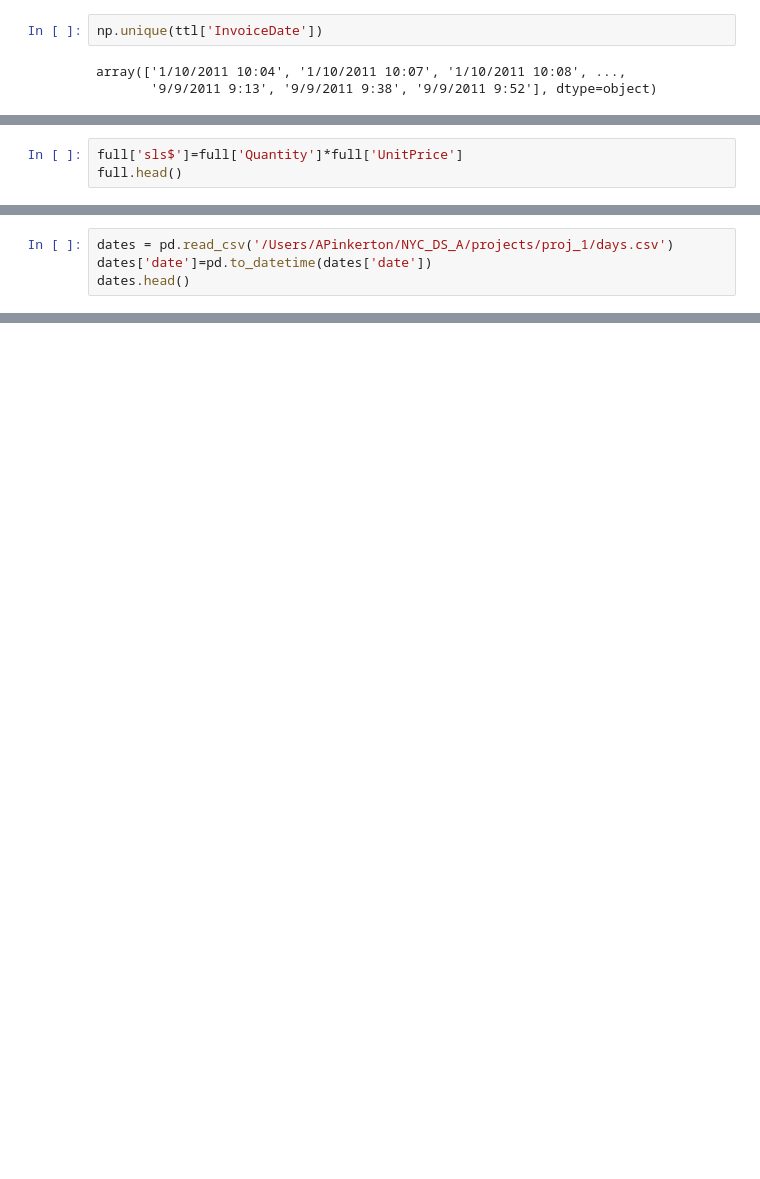
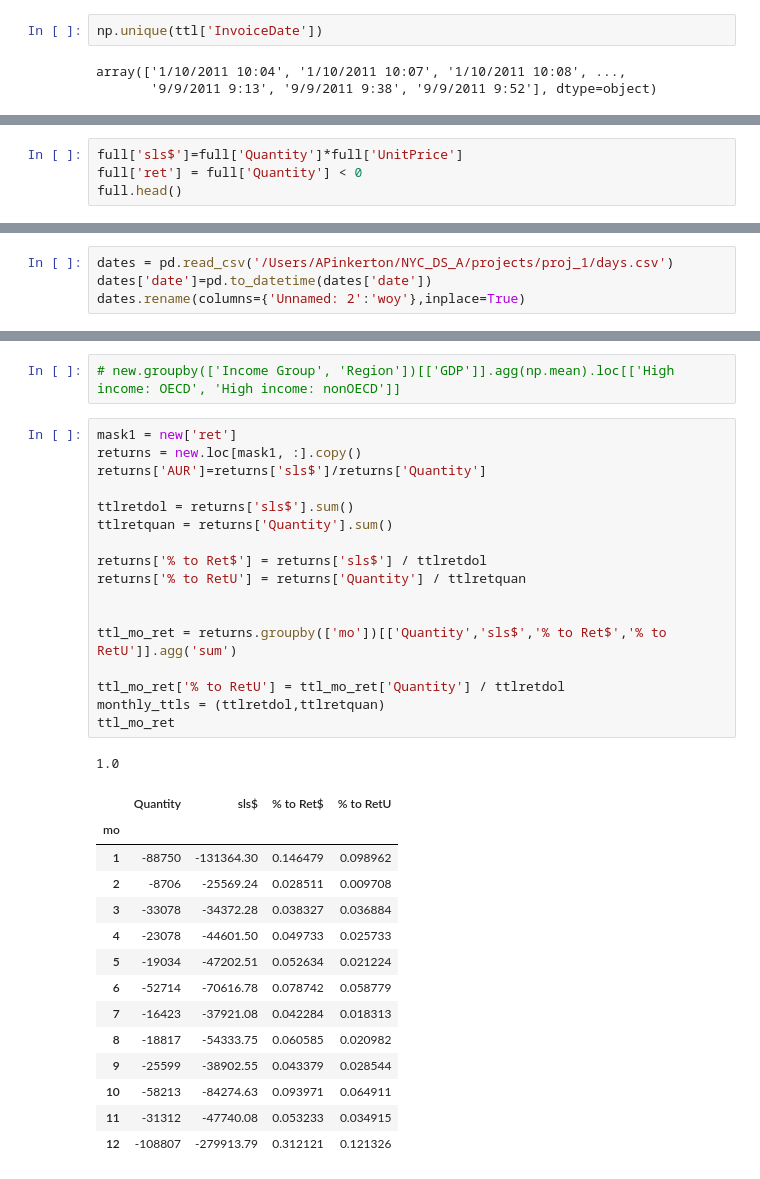
Before and after one commit to axpinkerton/projects, a Jupyter notebook: proj1nb.ipynb, the cells around one changed output, grey strips where cells are left out. Drawn from its saved outputs; the diff is of its cells as text; blank space fills up the shorter version.

```diff
--- a/proj1nb.ipynb
+++ b/proj1nb.ipynb
@@ -34,5 +39,6 @@ full.head()
 | 4 | 536365 | 84029E | RED WOOLLY HOTTIE WHITE HEART. | 6 | 3.39 | 17850.0 | United Kingdom | 12/1/2010 |
 # %%
 full['sls$']=full['Quantity']*full['UnitPrice']
+full['ret'] = full['Quantity'] < 0
 full.head()
 # %% [output]
@@ -59,4 +65,4 @@ full.head()
 # %%
 dates = pd.read_csv('/Users/APinkerton/NYC_DS_A/projects/proj_1/days.csv')
 dates['date']=pd.to_datetime(dates['date'])
-dates.head()
+dates.rename(columns={'Unnamed: 2':'woy'},inplace=True)
@@ -128,0 +112,35 @@ full.head
+# %%
+# new.groupby(['Income Group', 'Region'])[['GDP']].agg(np.mean).loc[['High income: OECD', 'High income: nonOECD']]
+# %%
+mask1 = new['ret']
+returns = new.loc[mask1, :].copy()
+returns['AUR']=returns['sls$']/returns['Quantity']
+
+ttlretdol = returns['sls$'].sum()
+ttlretquan = returns['Quantity'].sum()
+
+returns['% to Ret$'] = returns['sls$'] / ttlretdol
+returns['% to RetU'] = returns['Quantity'] / ttlretquan
+
+
+ttl_mo_ret = returns.groupby(['mo'])[['Quantity','sls$','% to Ret$','% to RetU']].agg('sum')
+
+ttl_mo_ret['% to RetU'] = ttl_mo_ret['Quantity'] / ttlretdol
+monthly_ttls = (ttlretdol,ttlretquan)
+ttl_mo_ret
+# %% [output]
+1.0
+|  | Quantity | sls$ | % to Ret$ | % to RetU |
+| mo |  |  |  |  |
+| 1 | -88750 | -131364.30 | 0.146479 | 0.098962 |
+| 2 | -8706 | -25569.24 | 0.028511 | 0.009708 |
+| 3 | -33078 | -34372.28 | 0.038327 | 0.036884 |
+| 4 | -23078 | -44601.50 | 0.049733 | 0.025733 |
+| 5 | -19034 | -47202.51 | 0.052634 | 0.021224 |
+| 6 | -52714 | -70616.78 | 0.078742 | 0.058779 |
+| 7 | -16423 | -37921.08 | 0.042284 | 0.018313 |
+| 8 | -18817 | -54333.75 | 0.060585 | 0.020982 |
+| 9 | -25599 | -38902.55 | 0.043379 | 0.028544 |
+| 10 | -58213 | -84274.63 | 0.093971 | 0.064911 |
+| 11 | -31312 | -47740.08 | 0.053233 | 0.034915 |
+| 12 | -108807 | -279913.79 | 0.312121 | 0.121326 |
```
Also changed, not shown: parts of 13 cells of this notebook, 2 other files.
